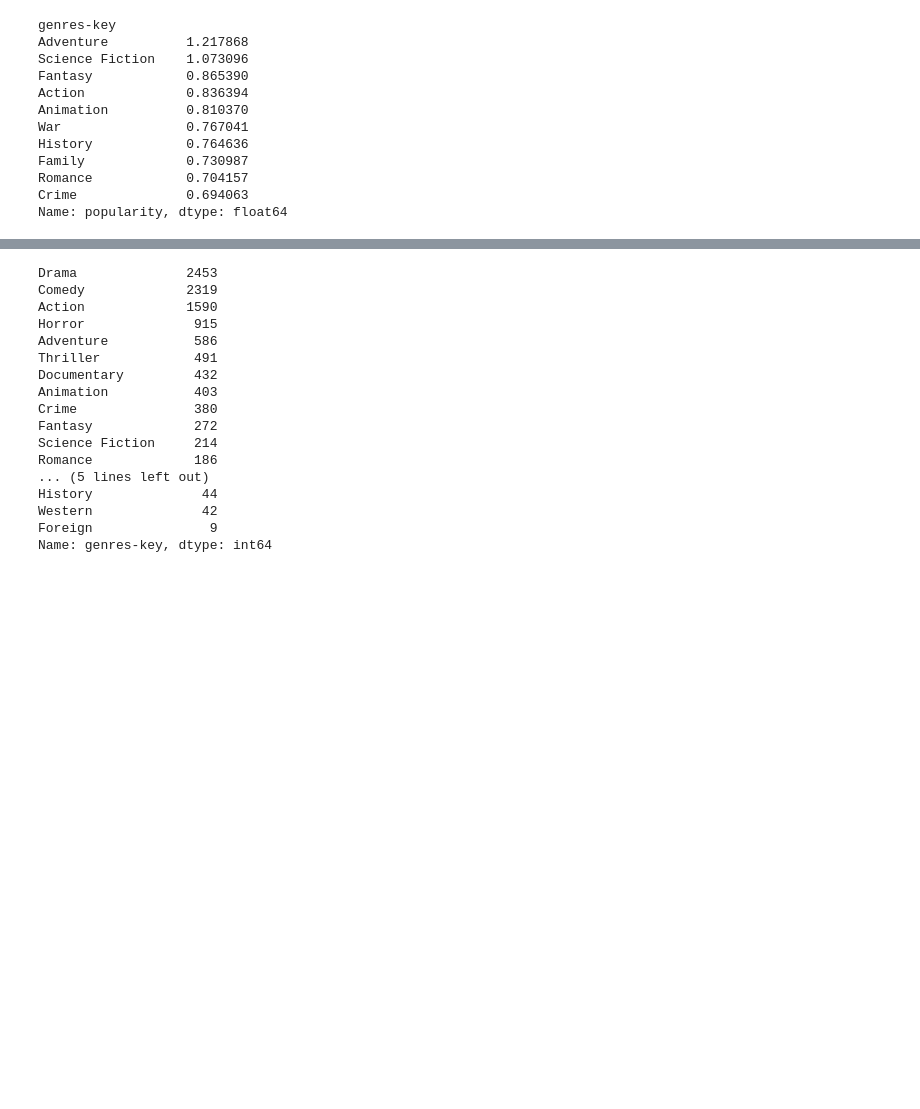
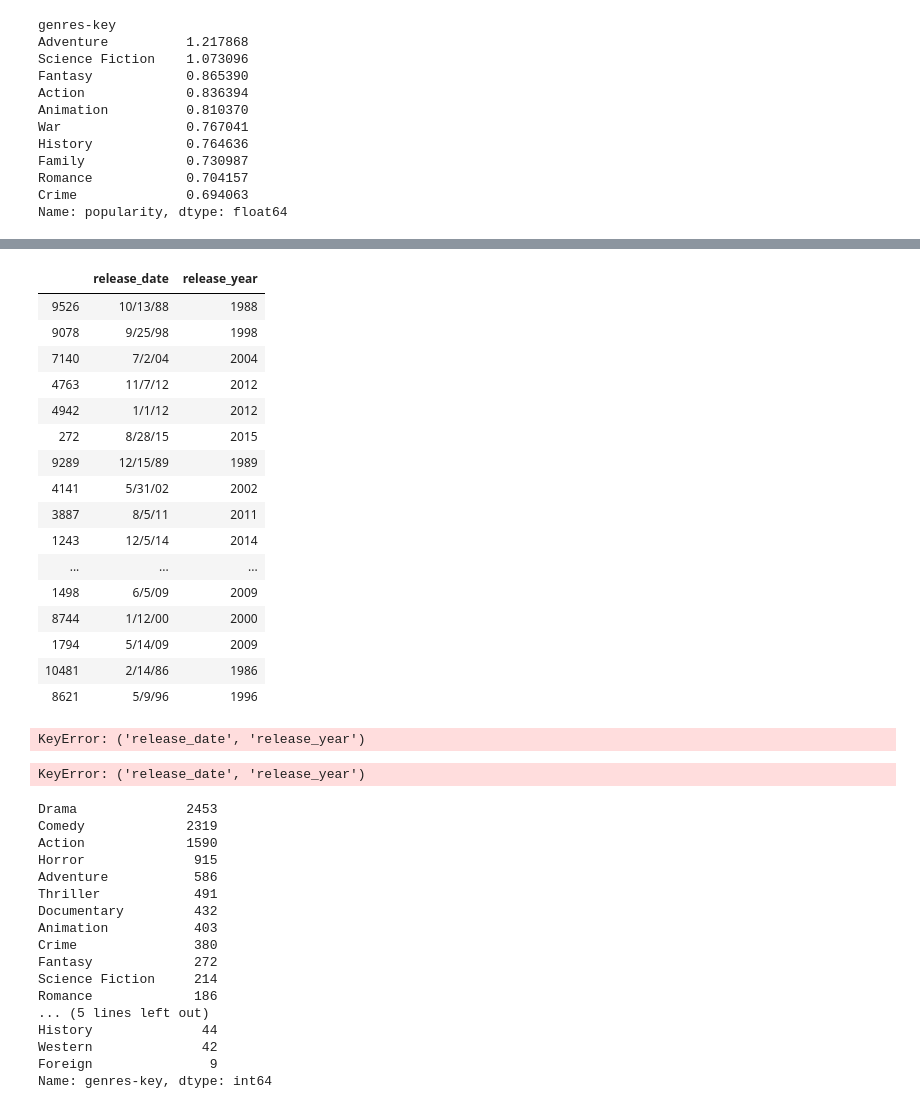
Before and after one commit to mengfanchun2017/udacity-data-academy_public, a Jupyter notebook: svip_project_lm/p6_wrangling/p_lm/Investigate_a_Dataset-tmdb_lm_v3.ipynb, the cells around one changed output, grey strips where cells are left out. Saved outputs shown, nothing was run; the diff lists cells and outputs as text; code cells hidden in the pictures; blank space fills up the shorter version.

```diff
--- a/svip_project_lm/p6_wrangling/p_lm/Investigate_a_Dataset-tmdb_lm_v3.ipynb
+++ b/svip_project_lm/p6_wrangling/p_lm/Investigate_a_Dataset-tmdb_lm_v3.ipynb
@@ -325,3 +345,34 @@ df2.groupby('genres-key')['popularity'].mean().nlargest(10).plot.bar();
+# %%
+from IPython.display import display
+pd.set_option('display.max_rows', 500)
+# %%
+df2[['release_date','release_year']].sample(500)
+# %% [output]
+|  | release_date | release_year |
+| 9526 | 10/13/88 | 1988 |
+| 9078 | 9/25/98 | 1998 |
+| 7140 | 7/2/04 | 2004 |
+| 4763 | 11/7/12 | 2012 |
+| 4942 | 1/1/12 | 2012 |
+| 272 | 8/28/15 | 2015 |
+| 9289 | 12/15/89 | 1989 |
+| 4141 | 5/31/02 | 2002 |
+| 3887 | 8/5/11 | 2011 |
+| 1243 | 12/5/14 | 2014 |
+| ... | ... | ... |
+| 1498 | 6/5/09 | 2009 |
+| 8744 | 1/12/00 | 2000 |
+| 1794 | 5/14/09 | 2009 |
+| 10481 | 2/14/86 | 1986 |
+| 8621 | 5/9/96 | 1996 |
+# %%
+df2['release_date','release_year']
+# %% [output]
+KeyError: ('release_date', 'release_year')
+# %%
+df2[df2['release_date','release_year']].head()
+# %% [output]
+KeyError: ('release_date', 'release_year')
 # %%
 df2['genres-key'].value_counts()
 # %% [output]
```
Also changed, not shown: parts of 43 cells of this notebook, 5 other files.
